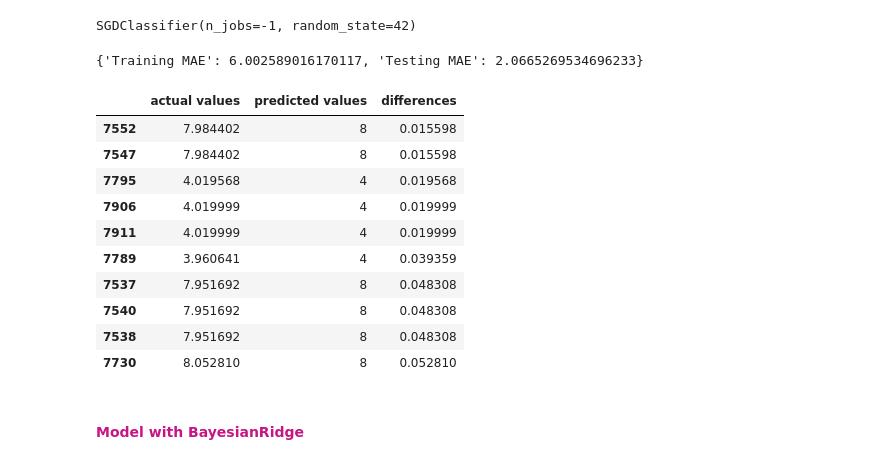
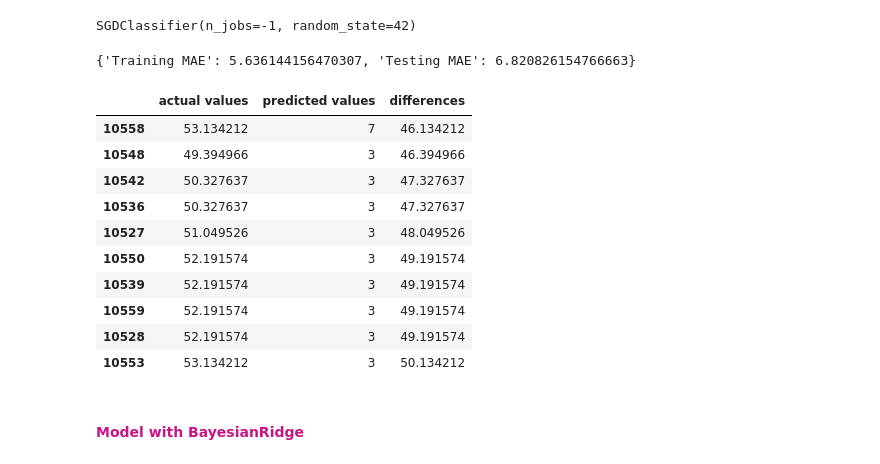
Before and after one commit to rawan-a-d/Air-Quality-Prediction, a Jupyter notebook: scikit_learn_modelling_full_data.ipynb, the cells around one changed output. Saved outputs shown, nothing was run; the diff lists cells and outputs as text; code cells hidden in the pictures.

```diff
--- a/scikit_learn_modelling_full_data.ipynb
+++ b/scikit_learn_modelling_full_data.ipynb
@@ -66,8 +72,8 @@ Name: pm2.5, dtype: float64
 # %% [markdown]
 <h4><font color=mediumvioletred>Split data into training and testing </font></h4>
 # %%
-df_train = df[((df.month == 8) & (df.day <= 15)) | (df.month < 8)]
-df_test = df[(df.month == 8) & (df.day > 15)]
+df_train = df[df.month < 8]
+df_test = df[df.month >= 8]
 
 len(df_train), len(df_test)
 # %% [output]
@@ -163,23 +169,23 @@ SGDClassifier(n_jobs=-1, random_state=42)
 # score model
 show_scores(sgd_model)
 # %% [output]
-{'Training MAE': 6.002589016170117, 'Testing MAE': 2.0665269534696233}
+{'Training MAE': 5.636144156470307, 'Testing MAE': 6.820826154766663}
 # %%
 # create dataframe containing actual values, predictions and the differences between them
 df_scores = get_scores_dataframe(sgd_model)
-df_scores.sort_values(by="differences").head(10)
+df_scores.sort_values(by="differences").tail(10)
 # %% [output]
 |  | actual values | predicted values | differences |
-| 7552 | 7.984402 | 8 | 0.015598 |
-| 7547 | 7.984402 | 8 | 0.015598 |
-| 7795 | 4.019568 | 4 | 0.019568 |
-| 7906 | 4.019999 | 4 | 0.019999 |
-| 7911 | 4.019999 | 4 | 0.019999 |
-| 7789 | 3.960641 | 4 | 0.039359 |
-| 7537 | 7.951692 | 8 | 0.048308 |
-| 7540 | 7.951692 | 8 | 0.048308 |
-| 7538 | 7.951692 | 8 | 0.048308 |
-| 7730 | 8.052810 | 8 | 0.052810 |
+| 10558 | 53.134212 | 7 | 46.134212 |
+| 10548 | 49.394966 | 3 | 46.394966 |
+| 10542 | 50.327637 | 3 | 47.327637 |
+| 10536 | 50.327637 | 3 | 47.327637 |
+| 10527 | 51.049526 | 3 | 48.049526 |
+| 10550 | 52.191574 | 3 | 49.191574 |
+| 10539 | 52.191574 | 3 | 49.191574 |
+| 10559 | 52.191574 | 3 | 49.191574 |
+| 10528 | 52.191574 | 3 | 49.191574 |
+| 10553 | 53.134212 | 3 | 50.134212 |
 # %% [markdown]
 <h4><font color=mediumvioletred>Model with BayesianRidge </font></h4>
 # %%
```
Also changed, not shown: parts of 91 cells of this notebook.
